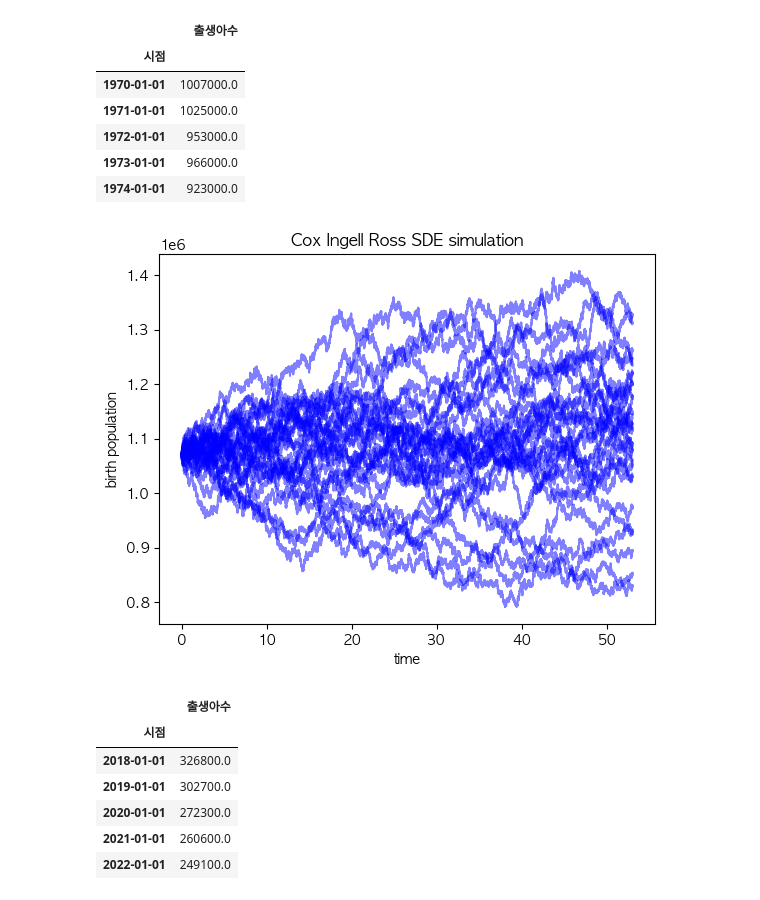
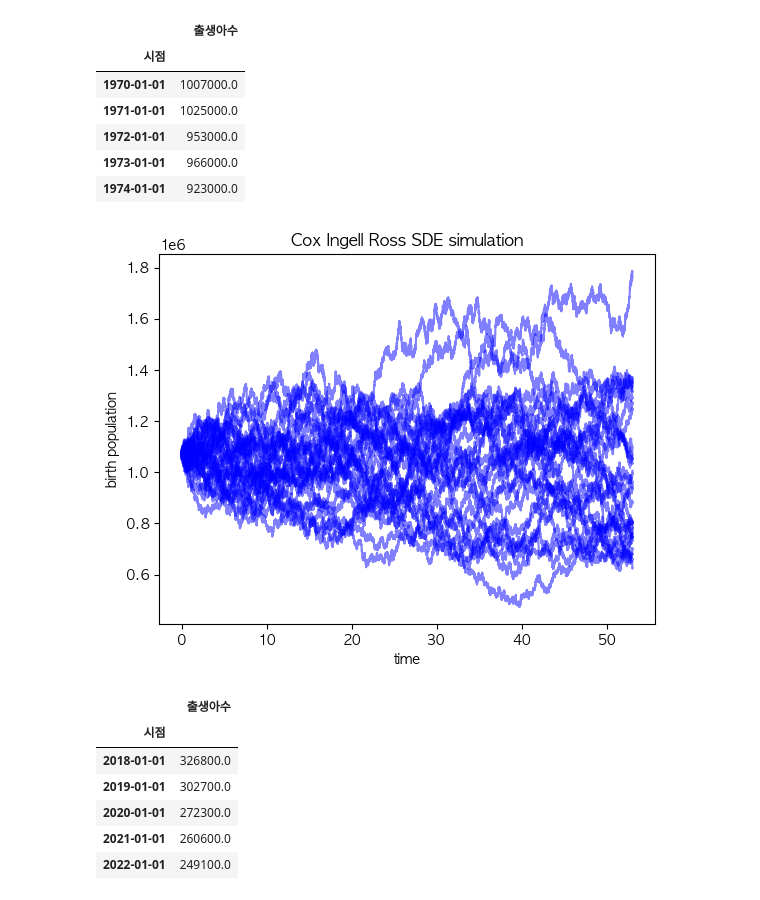
Before and after one commit to MinkyuRamen/2023KDS-HACKATHON, a Jupyter notebook: yn/CIR_MMD_MSE_Optim.ipynb, the cells around one changed output. Cells and saved outputs as stored; diff of their text form; code cells hidden in the pictures.

```diff
--- a/yn/CIR_MMD_MSE_Optim.ipynb
+++ b/yn/CIR_MMD_MSE_Optim.ipynb
@@ -63,35 +63,35 @@ def simulate_cir_population(T, num_steps, num_simulations, initial_population, p
 # 파라미터 설정
 T = 53
 num_steps = 53*365 # dt
 num_simulations = 30 # number of sample
 initial_population = 1070000  # 초기 인구
 
 r0 = -0.1  # 초기 증가율
 k0 = -0.1  # 시간에 따른 증가율
 mu0 = 0.5 # 평균
-sigma0 = 20  # 변동성
+sigma0 = 50  # 변동성
 init_params = [r0, k0, mu0, sigma0]
 
 t_values = np.linspace(0, T, num_steps + 1)
 T_values = np.linspace(53+1, num_steps, 53).astype(int)
 
 
 # CIR 모형 시뮬레이션
 population_all = simulate_cir_population(T, num_steps, num_simulations, initial_population, init_params)
 
 # 결과 시각화 (시뮬레이션 결과 중 5개만 표시)
 for j in range(num_simulations):
     plt.plot(t_values, population_all[j, :], label=f'Simulation {j + 1}', color = "blue", alpha = 0.5)
 
 plt.title('Cox Ingell Ross SDE simulation')
 plt.xlabel('time')
 plt.ylabel('birth population')
 plt.show()
 
 # optimization
 result = minimize(lambda params: -np.sum((simulate_cir_population(T, num_steps, num_simulations, initial_population, params)[:,T_values] - y['출생아수'].values)**2), init_params, method = "BFGS")
 # %% [output]
-[figure, old version]
+[figure, new version]
 # %%
 y.tail()
 # %% [output]
```
Also changed, not shown: parts of 7 cells of this notebook, 2 other files.
